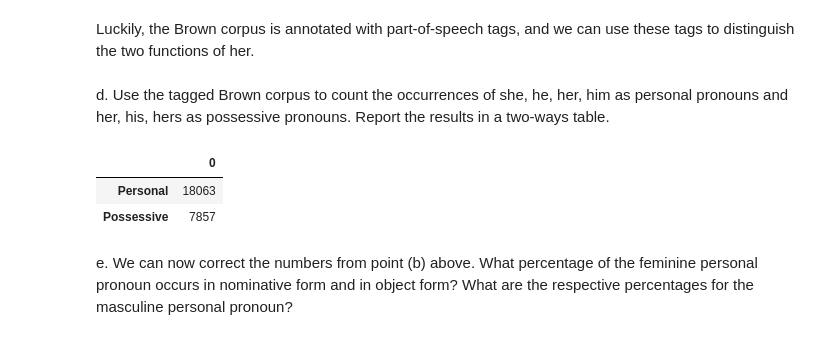
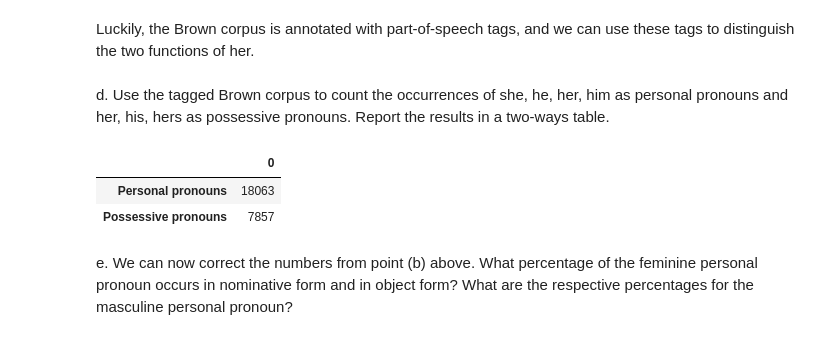
Before and after one commit to alessiasanfelici/IN4080--NLP-Exercises, a Jupyter notebook: NLP-Projects/project1.ipynb, the cells around one changed output. Drawn from its saved outputs; the diff is of its cells as text; code cells hidden in the pictures.

```diff
--- a/NLP-Projects/project1.ipynb
+++ b/NLP-Projects/project1.ipynb
@@ -49,12 +47,0 @@ or him. Report the numbers. Submit table, numbers and code you used.
-# %%
-pron_freq = {}
-for i in brown.categories():
-    text = brown.words(categories = i)
-    fdist = nltk.FreqDist(w.lower() for w in text)
-    pronouns = ["he", "him", "she", "her"]
-    pron_freq[i] = collections.defaultdict(int)
-    for p in pronouns:
-        pron_freq[i][p] = fdist[p]
-
-df_pron_freq = pd.DataFrame.from_dict(pron_freq)
-df_pron_freq
@@ -72,26 +84,23 @@ feminine equivalent of him, but also of his. So what can we do?
 Luckily, the Brown corpus is annotated with part-of-speech tags, and we can use these tags to distinguish
 the two functions of her.
 # %% [markdown]
-d. Use the tagged Brown corpus to count the occurrences of she, he, her, him as personal pronouns
-and her, his, hers as possessive pronouns. Report the results in a two-ways table.
+d. Use the tagged Brown corpus to count the occurrences of she, he, her, him as personal pronouns and her, his, hers as possessive pronouns. Report the results in a two-ways table.
 # %%
 text = brown.words()
 fdist = nltk.FreqDist(w.lower() for w in text)
 personal = ["she", "he", "her", "him"]
 possessive = ["her", "his", "hers"]
-d = {"Personal": 0, "Possessive": 0}
-#t = [personal, possessive]
-#f = [0,0]
+d = {"Personal pronouns": 0, "Possessive pronouns": 0}
 for i in personal:
-    d["Personal"] += fdist[i]
+    d["Personal pronouns"] += fdist[i]
 for j in possessive:
-    d["Possessive"] += fdist[i]
+    d["Possessive pronouns"] += fdist[i]
 df_pp = pd.DataFrame.from_dict(d, orient = "index")
 df_pp
 # %% [output]
 |  | 0 |
-| Personal | 18063 |
-| Possessive | 7857 |
+| Personal pronouns | 18063 |
+| Possessive pronouns | 7857 |
 # %% [markdown]
 e. We can now correct the numbers from point (b) above. What percentage of the feminine
 personal pronoun occurs in nominative form and in object form? What are the respective
```
Also changed, not shown: parts of 13 cells of this notebook.
